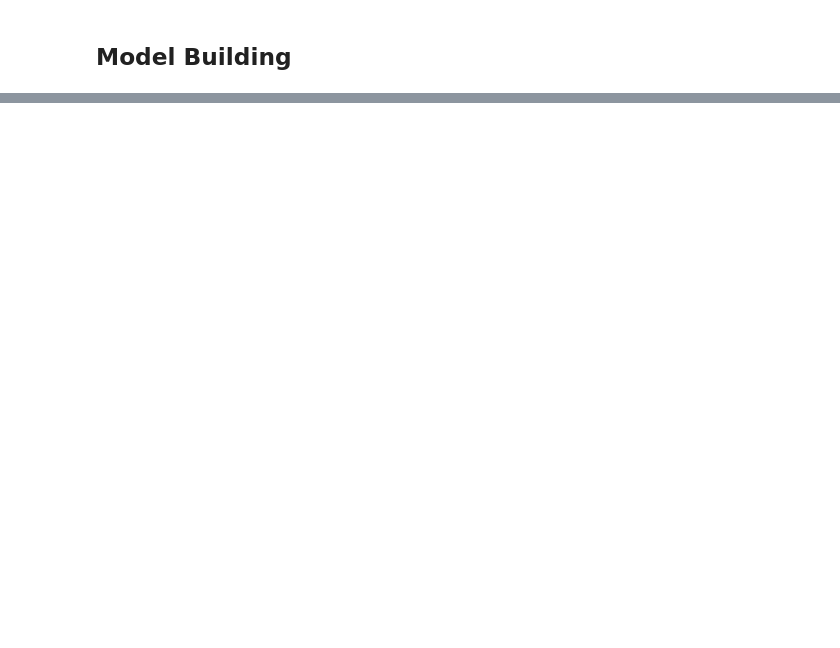
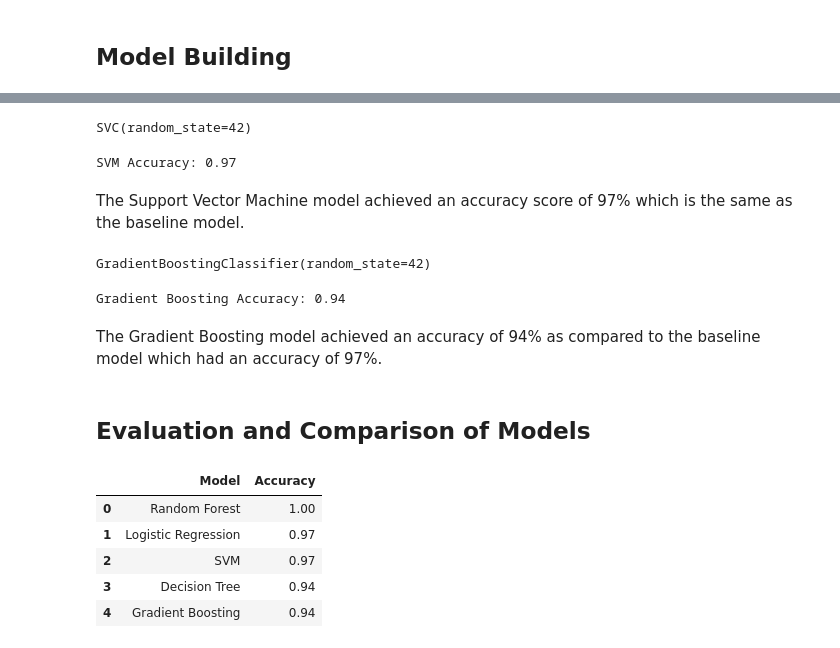
Before and after one commit to BlvckSanek/experiment, a Jupyter notebook: notebooks/01-notebook.ipynb, the cells around one changed output, grey strips where cells are left out. Cells and saved outputs as stored; diff of their text form; code cells hidden in the pictures; blank space fills up the shorter version.

```diff
--- a/notebooks/01-notebook.ipynb
+++ b/notebooks/01-notebook.ipynb
@@ -600,0 +722,57 @@ This analysis provides valuable insights into which chemical and sensory propert
+# %%
+# Instantiating the Support Vector Machine model
+svm = SVC(random_state=42)
+
+# Fit the model
+svm.fit(X_train, y_train)
+# %% [output]
+SVC(random_state=42)
+# %%
+# Making predictions or inference and evaluating the SVM model
+y_pred_svm = svm.predict(X_test)
+print("SVM Accuracy:", round(accuracy_score(y_test, y_pred_svm), 2))
+# %% [output]
+SVM Accuracy: 0.97
+# %% [markdown]
+The Support Vector Machine model achieved an accuracy score of 97% which is the same as the baseline model.
+# %%
+# Instantiating the Gradient Boosting model
+gb = GradientBoostingClassifier(random_state=42)
+
+# Fitting the model
+gb.fit(X_train, y_train)
+# %% [output]
+GradientBoostingClassifier(random_state=42)
+# %%
+# Making predictions or inference and evaluating the Gradient Boosting model
+y_pred_gb = gb.predict(X_test)
+print("Gradient Boosting Accuracy:", round(accuracy_score(y_test, y_pred_gb), 2))
+# %% [output]
+Gradient Boosting Accuracy: 0.94
+# %% [markdown]
+The Gradient Boosting model achieved an accuracy of 94% as compared to the baseline model which had an accuracy of 97%.
+# %% [markdown]
+## Evaluation and Comparison of Models
+# %%
+# Step 8: Evaluation and Comparison of Models
+models = ['Logistic Regression', 'Decision Tree', 'Random Forest', 'SVM', 'Gradient Boosting']
+accuracies = [
+    accuracy_score(y_test, y_pred),
+    accuracy_score(y_test, y_pred_dt),
+    accuracy_score(y_test, y_pred_rf),
+    accuracy_score(y_test, y_pred_svm),
+    accuracy_score(y_test, y_pred_gb)
+]
+
+performance_df = pd.DataFrame({'Model': models, 'Accuracy': accuracies})
+performance_df.sort_values(by='Accuracy', ascending=False, inplace=True)
+performance_df.reset_index(drop=True, inplace=True)
+performance_df["Accuracy"] = round(performance_df["Accuracy"],2)
+performance_df
+# %% [output]
+|  | Model | Accuracy |
+| 0 | Random Forest | 1.00 |
+| 1 | Logistic Regression | 0.97 |
+| 2 | SVM | 0.97 |
+| 3 | Decision Tree | 0.94 |
+| 4 | Gradient Boosting | 0.94 |
```
Also changed, not shown: parts of 23 cells of this notebook.
